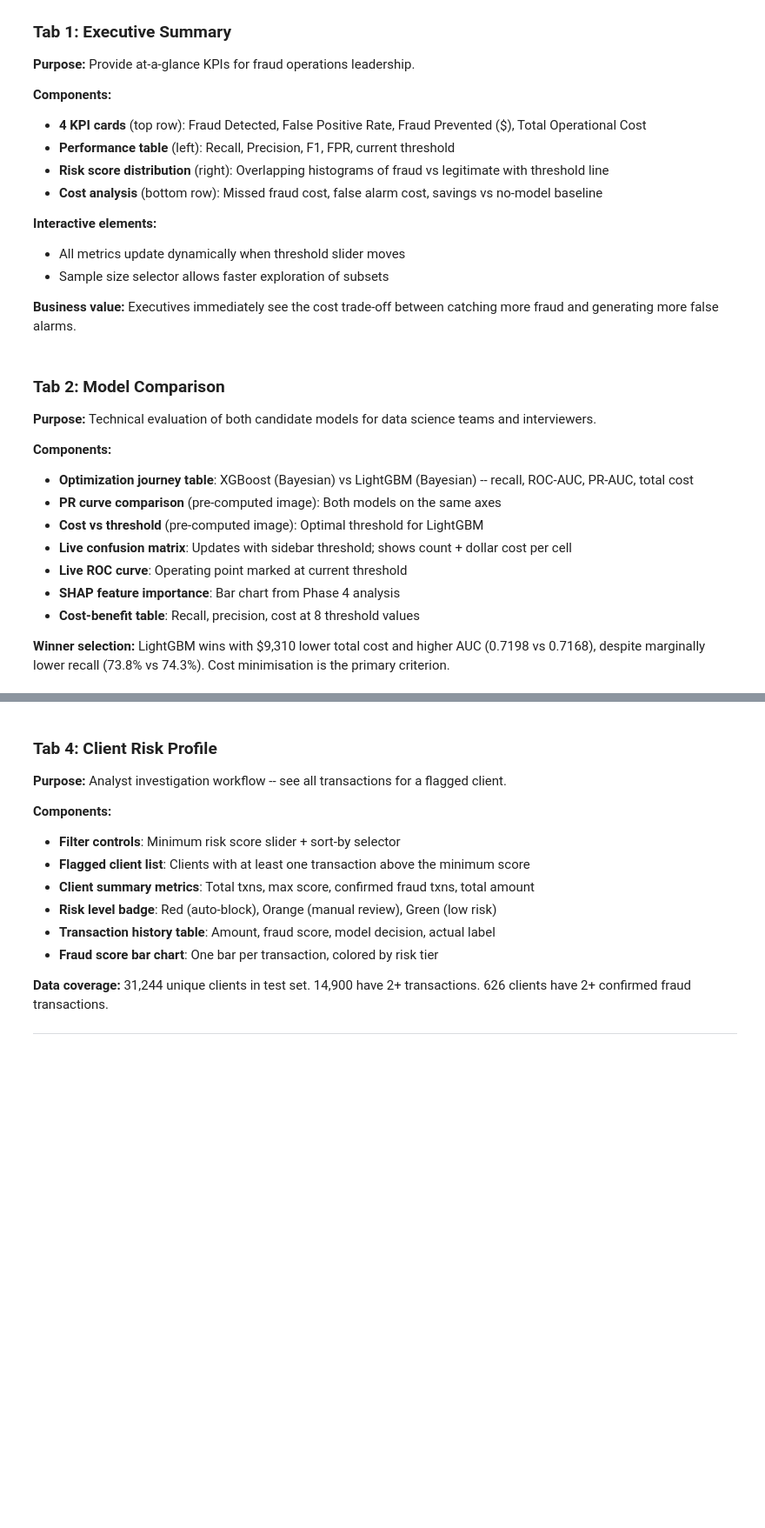
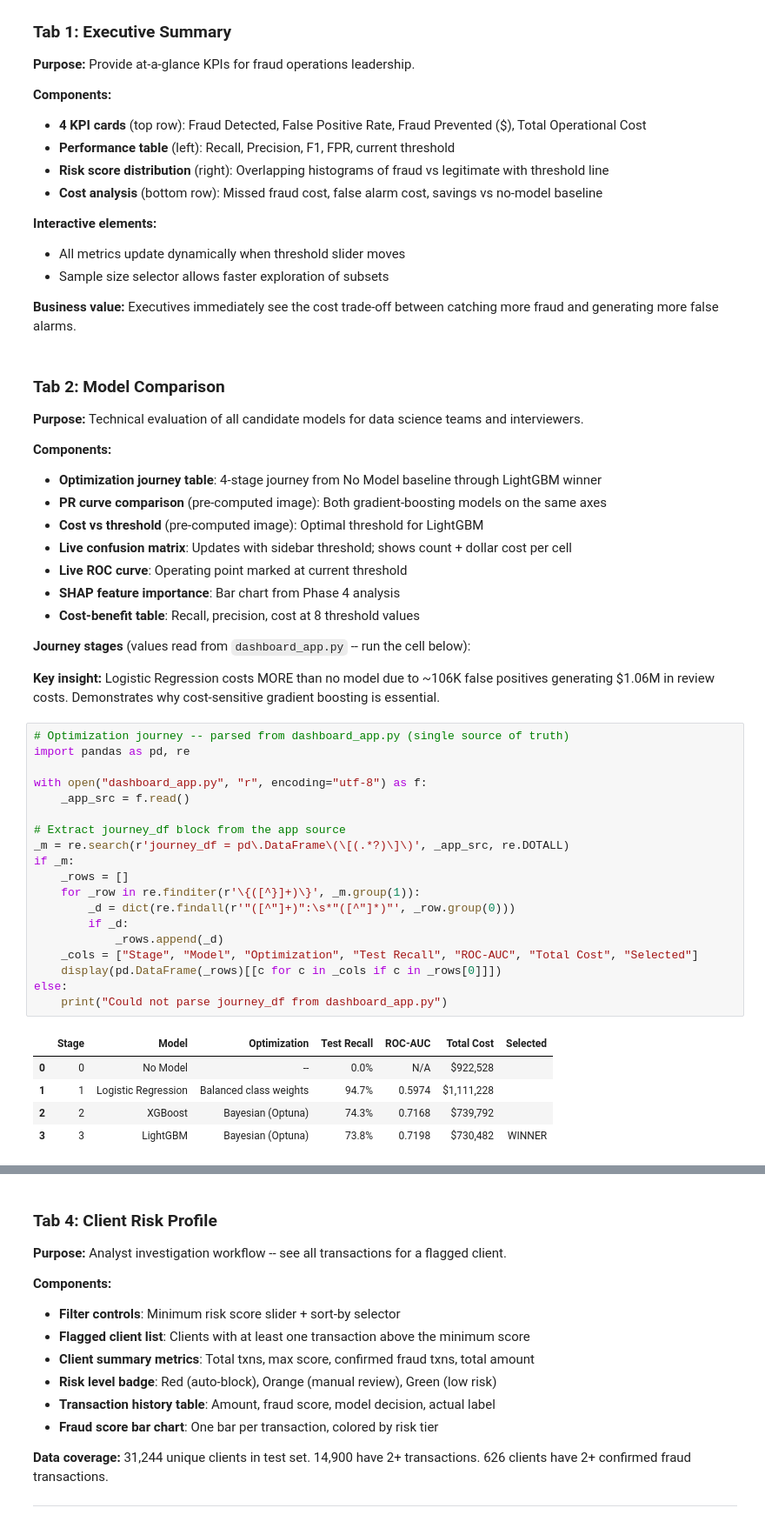
Before and after one commit to JuanCRuizA/Agent-Fraud-Sentinel, a Jupyter notebook: notebooks/dashboard/05_streamlit_dashboard.ipynb, the cells around one changed output, grey strips where cells are left out. Shown at 87% size. Saved outputs shown, nothing was run; the diff lists cells and outputs as text; blank space fills up the shorter version.

```diff
--- a/notebooks/dashboard/05_streamlit_dashboard.ipynb
+++ b/notebooks/dashboard/05_streamlit_dashboard.ipynb
@@ -1311,19 +1336,45 @@ with tab5:
 # %% [markdown]
 ### Tab 2: Model Comparison
 
-**Purpose:** Technical evaluation of both candidate models for data science teams and interviewers.
+**Purpose:** Technical evaluation of all candidate models for data science teams and interviewers.
 
 **Components:**
-- **Optimization journey table**: XGBoost (Bayesian) vs LightGBM (Bayesian) -- recall, ROC-AUC, PR-AUC, total cost
-- **PR curve comparison** (pre-computed image): Both models on the same axes
+- **Optimization journey table**: 4-stage journey from No Model baseline through LightGBM winner
+- **PR curve comparison** (pre-computed image): Both gradient-boosting models on the same axes
 - **Cost vs threshold** (pre-computed image): Optimal threshold for LightGBM
 - **Live confusion matrix**: Updates with sidebar threshold; shows count + dollar cost per cell
 - **Live ROC curve**: Operating point marked at current threshold
 - **SHAP feature importance**: Bar chart from Phase 4 analysis
 - **Cost-benefit table**: Recall, precision, cost at 8 threshold values
 
-**Winner selection:** LightGBM wins with $9,310 lower total cost and higher AUC (0.7198 vs 0.7168),
-despite marginally lower recall (73.8% vs 74.3%). Cost minimisation is the primary criterion.
+**Journey stages** (values read from `dashboard_app.py` -- run the cell below):
+
+**Key insight:** Logistic Regression costs MORE than no model due to ~106K false positives generating $1.06M in review costs. Demonstrates why cost-sensitive gradient boosting is essential.
+# %%
+# Optimization journey -- parsed from dashboard_app.py (single source of truth)
+import pandas as pd, re
+
+with open("dashboard_app.py", "r", encoding="utf-8") as f:
+    _app_src = f.read()
+
+# Extract journey_df block from the app source
+_m = re.search(r'journey_df = pd\.DataFrame\(\[(.*?)\]\)', _app_src, re.DOTALL)
+if _m:
+    _rows = []
+    for _row in re.finditer(r'\{([^}]+)\}', _m.group(1)):
+        _d = dict(re.findall(r'"([^"]+)":\s*"([^"]*)"', _row.group(0)))
+        if _d:
+            _rows.append(_d)
+    _cols = ["Stage", "Model", "Optimization", "Test Recall", "ROC-AUC", "Total Cost", "Selected"]
+    display(pd.DataFrame(_rows)[[c for c in _cols if c in _rows[0]]])
+else:
+    print("Could not parse journey_df from dashboard_app.py")
+# %% [output]
+|  | Stage | Model | Optimization | Test Recall | ROC-AUC | Total Cost | Selected |
+| 0 | 0 | No Model | -- | 0.0% | N/A | $922,528 |  |
+| 1 | 1 | Logistic Regression | Balanced class weights | 94.7% | 0.5974 | $1,111,228 |  |
+| 2 | 2 | XGBoost | Bayesian (Optuna) | 74.3% | 0.7168 | $739,792 |  |
+| 3 | 3 | LightGBM | Bayesian (Optuna) | 73.8% | 0.7198 | $730,482 | WINNER |
 # %% [markdown]
 ### Tab 3: Case Study Explorer
 
```
Also changed, not shown: parts of 9 cells of this notebook, 13 other files.
